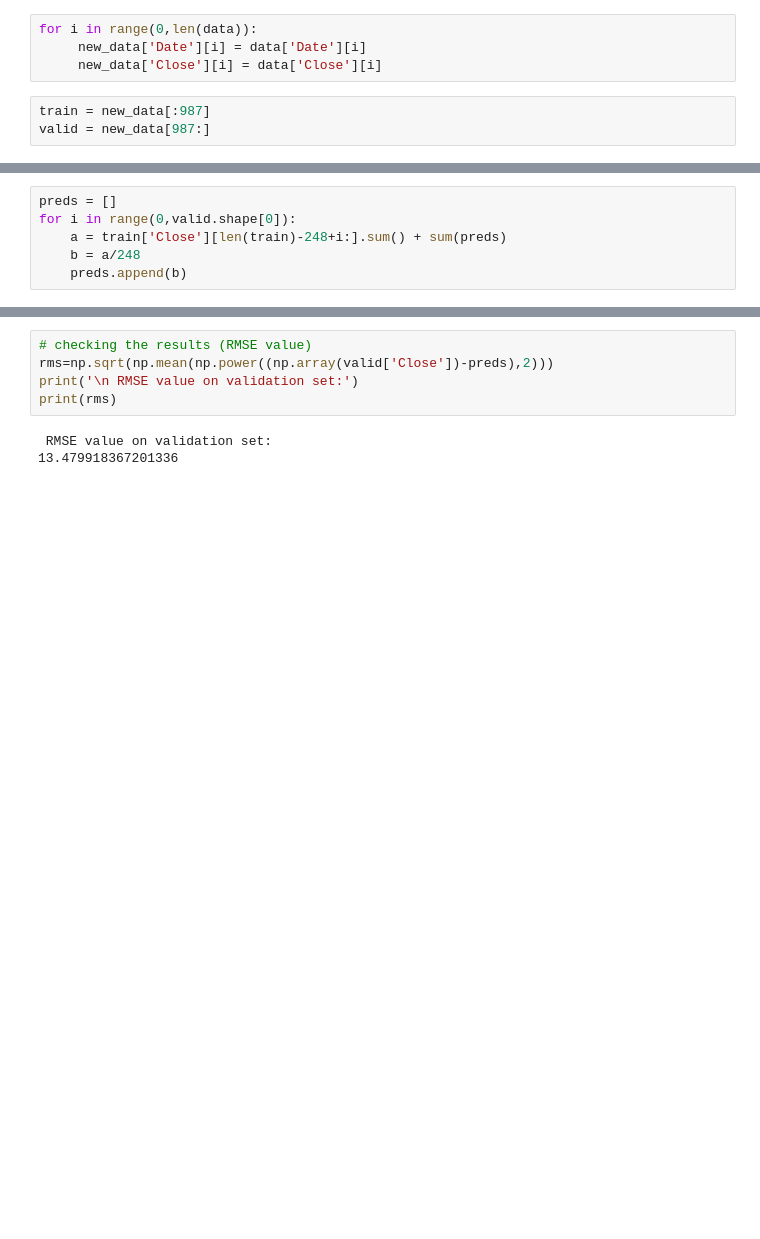
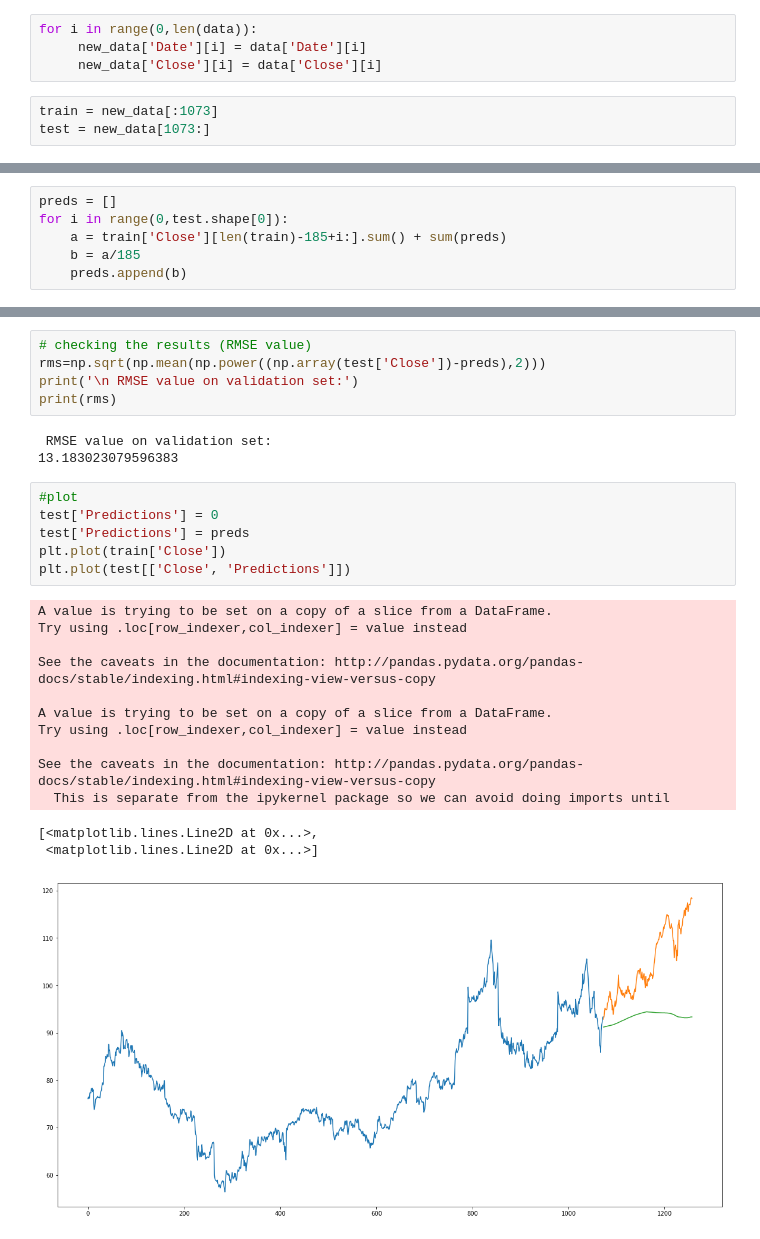
Before and after one commit to usn1485/Stock-Price-Analysis, a Jupyter notebook: Stock_predictions_Tutorial.ipynb, the cells around one changed output, grey strips where cells are left out. Saved outputs shown, nothing was run; the diff lists cells and outputs as text; blank space fills up the shorter version.

```diff
--- a/Stock_predictions_Tutorial.ipynb
+++ b/Stock_predictions_Tutorial.ipynb
@@ -58,8 +69,8 @@ for i in range(0,len(data)):
      new_data['Date'][i] = data['Date'][i]
      new_data['Close'][i] = data['Close'][i]
 # %%
-train = new_data[:987]
-valid = new_data[987:]
+train = new_data[:1073]
+test = new_data[1073:]
 # %%
 print('\n Shape of training set:')
 print(train.shape)
@@ -76,6 +87,6 @@ print(valid.shape)
 # %%
 preds = []
-for i in range(0,valid.shape[0]):
-    a = train['Close'][len(train)-248+i:].sum() + sum(preds)
-    b = a/248
+for i in range(0,test.shape[0]):
+    a = train['Close'][len(train)-185+i:].sum() + sum(preds)
+    b = a/185
     preds.append(b)
@@ -82,8 +113,28 @@ for i in range(0,valid.shape[0]):
 # %%
 # checking the results (RMSE value)
-rms=np.sqrt(np.mean(np.power((np.array(valid['Close'])-preds),2)))
+rms=np.sqrt(np.mean(np.power((np.array(test['Close'])-preds),2)))
 print('\n RMSE value on validation set:')
 print(rms)
 # %% [output]
  RMSE value on validation set:
-13.479918367201336
+13.183023079596383
+# %%
+#plot
+test['Predictions'] = 0
+test['Predictions'] = preds
+plt.plot(train['Close'])
+plt.plot(test[['Close', 'Predictions']])
+# %% [output]
+A value is trying to be set on a copy of a slice from a DataFrame.
+Try using .loc[row_indexer,col_indexer] = value instead
+
+See the caveats in the documentation: http://pandas.pydata.org/pandas-docs/stable/indexing.html#indexing-view-versus-copy
+
+A value is trying to be set on a copy of a slice from a DataFrame.
+Try using .loc[row_indexer,col_indexer] = value instead
+
+See the caveats in the documentation: http://pandas.pydata.org/pandas-docs/stable/indexing.html#indexing-view-versus-copy
+  This is separate from the ipykernel package so we can avoid doing imports until
+[<matplotlib.lines.Line2D at 0x...>,
+ <matplotlib.lines.Line2D at 0x...>]
+[figure, added]
```
Also changed, not shown: parts of 29 cells of this notebook, 17 other files.
